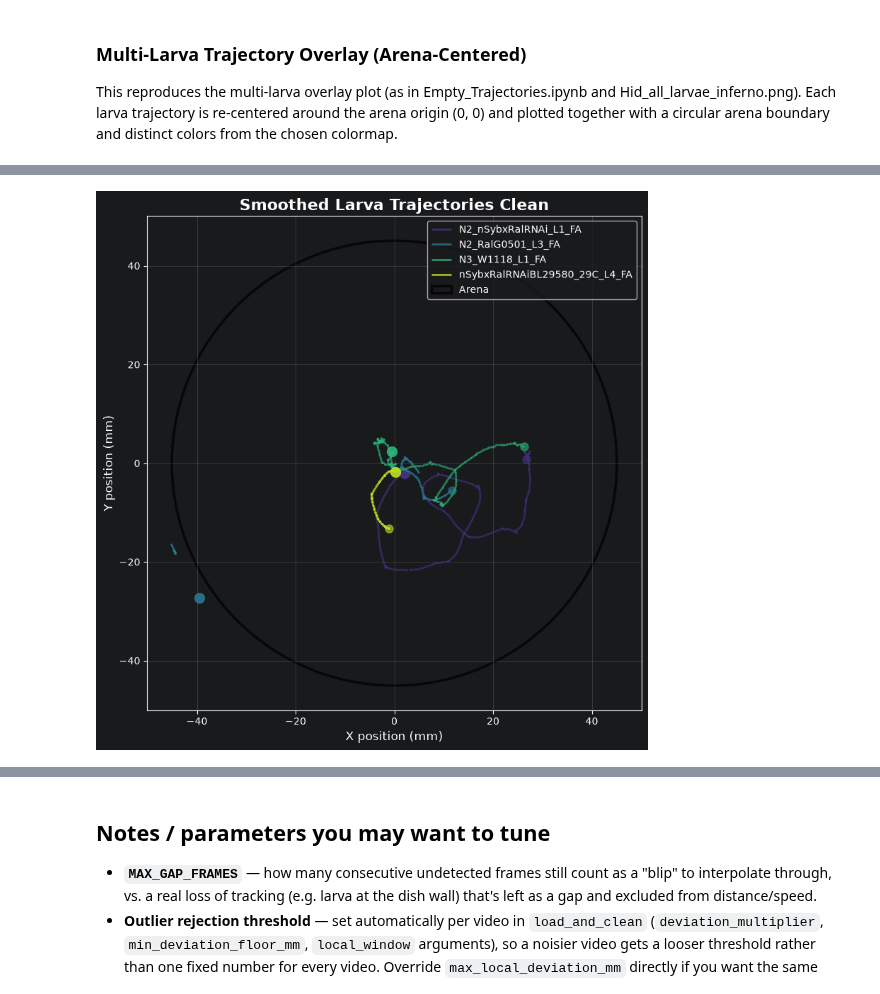
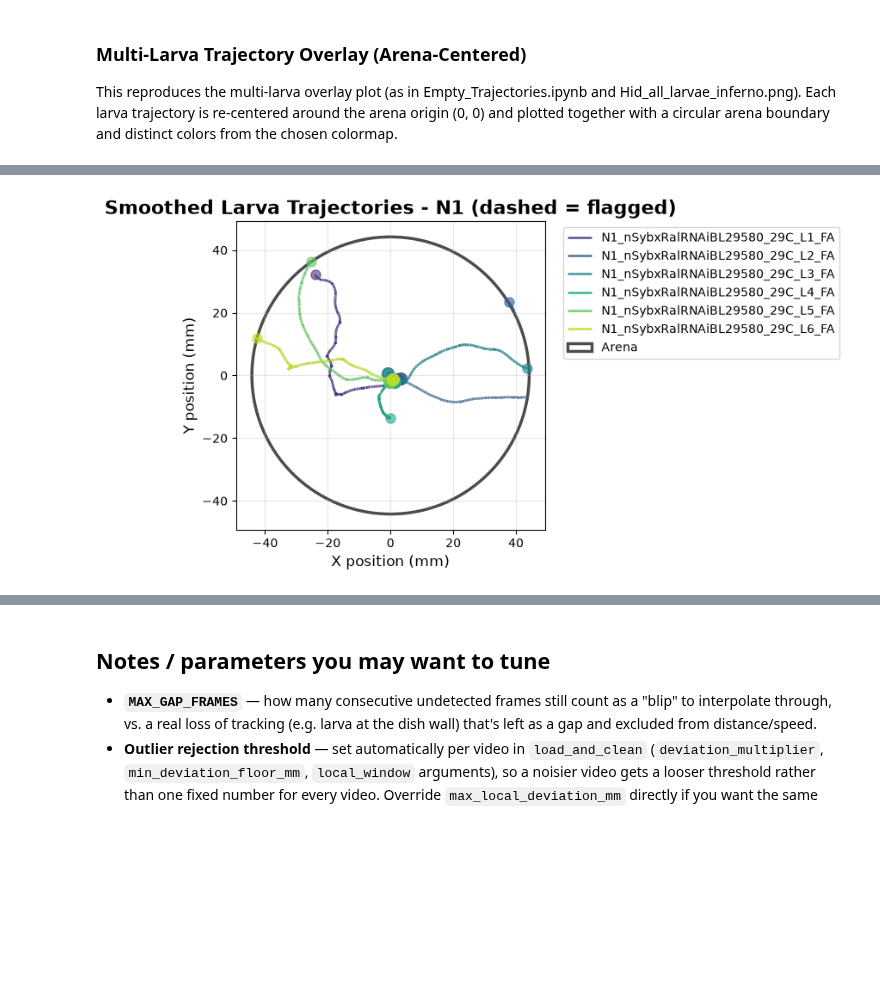
Before and after one commit to TSGouveia/Behavior, a Jupyter notebook: python/larva_crawling_analysis.ipynb, the cells around one changed output, grey strips where cells are left out. Drawn from its saved outputs; the diff is of its cells as text; code cells hidden in the pictures; blank space fills up the shorter version.

```diff
--- a/python/larva_crawling_analysis.ipynb
+++ b/python/larva_crawling_analysis.ipynb
@@ -117,7 +121,10 @@ short-gap-interpolated points — a long untracked stretch never gets counted as
 teleported across it. `pct_time_untracked` and `longest_untracked_stretch_s` tell you how much
 of this particular video to actually trust.
 # %%
-stats = summarize(df)
-for k, v in stats.items():
-    print(f"{k:32s}: {v:.4f}" if isinstance(v, (int, float, np.floating)) else f"{k:32s}: {v}")
+for name, df_larva in larva_dfs.items():
+    print(f'=== {name} ===')
+    stats = summarize(df_larva)
+    for k, v in stats.items():
+        print(f"{k:30s}: {v:.4f}" if isinstance(v, (int, float, np.floating)) else f"{k:30s}: {v}")
+    print()
 # %% [output]
@@ -138,5 +152,12 @@ Automatic outlier rejection compares each point to the median position of its lo
 the frames it rejected are grouped into events below for a quick human sanity check — most
 videos should show zero or a couple of short entries here.
 # %%
-list_flagged_events(df)
+for name, df_larva in larva_dfs.items():
+    events = list_flagged_events(df_larva)
+    if not events.empty:
+        print(f'Flagged events for {name}:')
+        print(events.to_string(index=False))
+        print()
+    else:
+        print(f'{name}: No flagged events.\n')
 # %% [output]
@@ -275,6 +401,8 @@ summary_table = batch_summarize(
     fps=FPS,
     max_gap_frames=MAX_GAP_FRAMES,
     max_speed_mm_s=MAX_SPEED_MM_S,
+    arena_margin_fraction=ARENA_MARGIN_FRACTION,
+    max_bridge_dist_mm=MAX_BRIDGE_DIST_MM,
 )
 summary_table
 # %% [output]
@@ -345,39 +475,71 @@ This reproduces the multi-larva overlay plot (as in Empty_Trajectories.ipynb and
 Each larva trajectory is re-centered around the arena origin (0, 0) and plotted together
 with a circular arena boundary and distinct colors from the chosen colormap.
 # %%
-# Filter out larvae flagged by QC (e.g., severe tracking loss / jumps)
-# summary_table includes a boolean 'flagged' column.
-flagged_files = set(summary_table[summary_table['flagged']].index)
-clean_paths = [p for p in csv_paths if str(p) not in flagged_files]
+# Include ALL larvae in the overlay, even flagged ones.
+# Flagged larvae are shown with a dashed line so they are visually distinct.
+flagged_files = set(summary_table[summary_table["flagged"]].index)
 
 if flagged_files:
-    print(f'Excluding {len(flagged_files)} flagged larva(e) from the overlay:')
+    print(f"{len(flagged_files)} flagged larva(e) will be shown with dashed lines:")
     for f in sorted(flagged_files):
-        reason = summary_table.loc[f, 'flag_reason']
-        print(f'  {Path(f).name}: {reason}')
+        reason = summary_table.loc[f, "flag_reason"]
+        print(f"  {Path(f).name}: {reason}")
 else:
-    print('No flagged larvae. All files included in the overlay.')
+    print("No flagged larvae.")
 
-# Load clean larvae into the overlay
+# Load ALL larvae (flagged + clean) and group by NX cohort
+cohort_overlay_data = {}
 all_dfs = []
 larva_labels = []
+larva_flagged = []
 
-for p in clean_paths:
-    df_larva = load_and_clean(p, fps=FPS, max_gap_frames=MAX_GAP_FRAMES, arena_margin_fraction=ARENA_MARGIN_FRACTION)
-    df_larva = compute_kinematics(df_larva, max_speed_mm_s=MAX_SPEED_MM_S)
+for p in csv_paths:
+    df_larva = larva_dfs.get(p.stem) if p.stem in larva_dfs else load_and_clean(
+        p, fps=FPS, max_gap_frames=MAX_GAP_FRAMES,
+        arena_margin_fraction=ARENA_MARGIN_FRACTION,
+        max_bridge_dist_mm=MAX_BRIDGE_DIST_MM
+    )
+    if p.stem not in larva_dfs:
+        df_larva = compute_kinematics(df_larva, max_speed_mm_s=MAX_SPEED_MM_S)
+
+    meta = parse_filename_metadata(p)
+    cohort = meta.get("cohort") or "All"
+    label = meta.get("stem", p.stem)
+    is_f = str(p) in flagged_files
+
+    cohort_overlay_data.setdefault(cohort, {"dfs": [], "labels": [], "flagged": []})
+    cohort_overlay_data[cohort]["dfs"].append(df_larva)
+    cohort_overlay_data[cohort]["labels"].append(label)
+    cohort_overlay_data[cohort]["flagged"].append(is_f)
+
     all_dfs.append(df_larva)
-    meta = parse_filename_metadata(p)
-    larva_labels.append(meta.get('stem', p.stem))
+    larva_labels.append(label)
+    larva_flagged.append(is_f)
 
-# Multi-larva arena-centered overlay plot
-# Use palette_name="viridis" or "inferno"
-results_folder = Path('../data/results') if Path('../data/results').exists() else Path('data/results') if Path('data/results').exists() else Path('.')
-overlay_save_path = results_folder / 'all_larvae_trajectory_overlay.png'
+results_folder = Path("../data/results") if Path("../data/results").exists() else Path("data/results") if Path("data/results").exists() else Path(".")
+
+# 1. Multi-larva arena-centered overlay plot for EACH NX cohort
+for cohort in sorted(cohort_overlay_data.keys()):
+    c_data = cohort_overlay_data[cohort]
+    c_save_path = results_folder / f"{cohort}_larvae_trajectory_overlay.png"
+    fig, ax = plot_multi_larva_overlay(
+        c_data["dfs"],
+        labels=c_data["labels"],
+        flagged=c_data["flagged"],
+        title=f"Smoothed Larva Trajectories - {cohort} (dashed = flagged)",
+        palette_name="viridis",
+        save_path=str(c_save_path),
+    )
+    plt.show()
+
+# 2. Combined overlay with all larvae
+overlay_save_path = results_folder / "all_larvae_trajectory_overlay.png"
 fig, ax = plot_multi_larva_overlay(
     all_dfs,
     labels=larva_labels,
-    title='Smoothed Larva Trajectories Clean',
-    palette_name='viridis',
+    flagged=larva_flagged,
+    title="Smoothed Larva Trajectories - All (dashed = flagged)",
+    palette_name="viridis",
     save_path=str(overlay_save_path),
 )
 plt.show()
@@ -389 +549 @@ Excluindo 3 larva(s) flagged do overlay:
-[figure, old version]
+[figure, new version]
```
Also changed, not shown: parts of 20 cells of this notebook, 29 other files.
